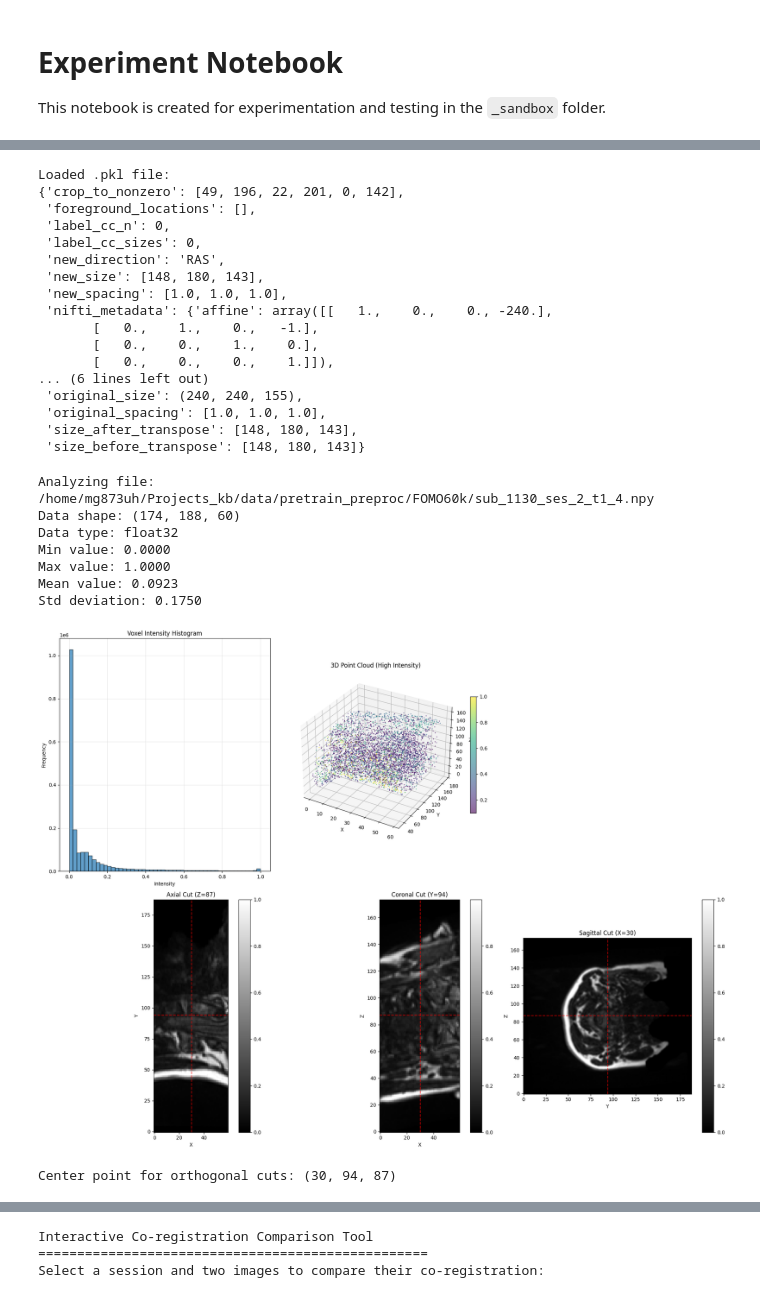
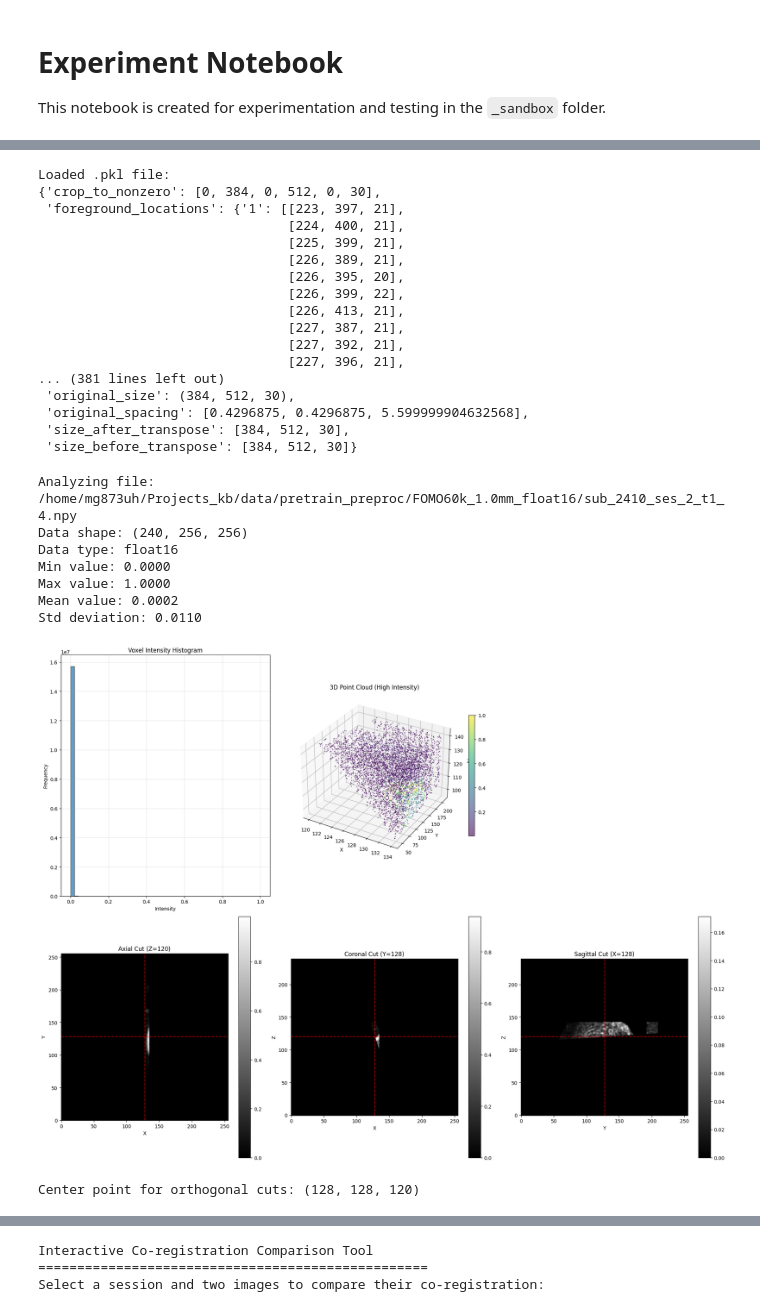
Before and after one commit to BraveDistribution/baseline-codebase, a Jupyter notebook: src/data/_sandbox/data_analysis.ipynb, the cells around one changed output, grey strips where cells are left out. Cells and saved outputs as stored; diff of their text form; code cells hidden in the pictures.

```diff
--- a/src/data/_sandbox/data_analysis.ipynb
+++ b/src/data/_sandbox/data_analysis.ipynb
@@ -8,11 +8,12 @@ import pickle
 import os
 import pprint as pp
 
-samples_dir = "/home/mg873uh/Projects_kb/data/pretrain_preproc/FOMO60k"
+samples_dir = "/home/mg873uh/Projects_kb/data/finetuning_preproc/Task002_FOMO2"
 # %%
-# List 50 random .npy samples and their dimensions
+# List few random .npy samples and their dimensions
+number_of_samples = 12
 npy_files = [f for f in os.listdir(samples_dir) if f.endswith('.npy')]
-random_samples = np.random.choice(npy_files, size=50, replace=False)
+random_samples = np.random.choice(npy_files, size=number_of_samples, replace=False)
 
 sample_dimensions = {}
 for sample in random_samples:
@@ -43,6 +144,6 @@ Random .npy samples and their dimensions:
 # %%
 
-pkl_sample_name= "sub_10000_ses_1_flair.pkl"
+pkl_sample_name= "FOMO2_sub_1.pkl" #"sub_10000_ses_1_flair.pkl"
 
 pkl_sample_path = os.path.join(samples_dir, pkl_sample_name)
 with open(pkl_sample_path, "rb") as f:
@@ -51,22 +152,22 @@ print("Loaded .pkl file: ")
 pp.pprint(pkl_data)
 # %% [output]
 Loaded .pkl file:
-{'crop_to_nonzero': [49, 196, 22, 201, 0, 142],
- 'foreground_locations': [],
- 'label_cc_n': 0,
- 'label_cc_sizes': 0,
- 'new_direction': 'RAS',
- 'new_size': [148, 180, 143],
- 'new_spacing': [1.0, 1.0, 1.0],
- 'nifti_metadata': {'affine': array([[   1.,    0.,    0., -240.],
-       [   0.,    1.,    0.,   -1.],
-       [   0.,    0.,    1.,    0.],
-       [   0.,    0.,    0.,    1.]]),
-... (6 lines left out)
- 'original_size': (240, 240, 155),
- 'original_spacing': [1.0, 1.0, 1.0],
- 'size_after_transpose': [148, 180, 143],
- 'size_before_transpose': [148, 180, 143]}
+{'crop_to_nonzero': [0, 384, 0, 512, 0, 30],
+ 'foreground_locations': {'1': [[223, 397, 21],
+                                [224, 400, 21],
+                                [225, 399, 21],
+                                [226, 389, 21],
+                                [226, 395, 20],
+                                [226, 399, 22],
+                                [226, 413, 21],
+                                [227, 387, 21],
+                                [227, 392, 21],
+                                [227, 396, 21],
+... (381 lines left out)
+ 'original_size': (384, 512, 30),
+ 'original_spacing': [0.4296875, 0.4296875, 5.599999904632568],
+ 'size_after_transpose': [384, 512, 30],
+ 'size_before_transpose': [384, 512, 30]}
 # %%
 # Analysis of .npy files
 import matplotlib.pyplot as plt
@@ -142,38 +243,39 @@ def analyze_npy_file(npy_path):
         plt.colorbar()
         # Add crosshairs
         plt.axhline(y=center_z, color='red', linestyle='--', alpha=0.7)
         plt.axvline(x=center_x, color='red', linestyle='--', alpha=0.7)
 
         # 5. Sagittal cut (YZ plane)
         plt.subplot(2, 3, 6)
         plt.imshow(data[:, :, center_x], cmap='gray', origin='lower')
         plt.title(f'Sagittal Cut (X={center_x})')
         plt.xlabel('Y')
         plt.ylabel('Z')
         plt.colorbar()
         # Add crosshairs
         plt.axhline(y=center_z, color='red', linestyle='--', alpha=0.7)
         plt.axvline(x=center_y, color='red', linestyle='--', alpha=0.7)
 
         plt.tight_layout()
         plt.show()
 
         print(f"\nCenter point for orthogonal cuts: ({center_x}, {center_y}, {center_z})")
 
     else:
         print(f"Unsupported data dimensions: {len(data.shape)}D")
 
+npy_sample_name = "sub_2410_ses_2_t1_4.npy"
 
-npy_sample_name= "sub_1130_ses_2_t1_4.npy"
+
 npy_sample_path = os.path.join(samples_dir, npy_sample_name)
 analyze_npy_file(npy_sample_path)
 # %% [output]
-Analyzing file: /home/mg873uh/Projects_kb/data/pretrain_preproc/FOMO60k/sub_1130_ses_2_t1_4.npy
-Data shape: (174, 188, 60)
-Data type: float32
+Analyzing file: /home/mg873uh/Projects_kb/data/pretrain_preproc/FOMO60k_1.0mm_float16/sub_2410_ses_2_t1_4.npy
+Data shape: (240, 256, 256)
+Data type: float16
 Min value: 0.0000
 Max value: 1.0000
-Mean value: 0.0923
-Std deviation: 0.1750
+Mean value: 0.0002
+Std deviation: 0.0110
-[figure, old version]
+[figure, new version]
-Center point for orthogonal cuts: (30, 94, 87)
+Center point for orthogonal cuts: (128, 128, 120)
```
Also changed, not shown: parts of 4 cells of this notebook, 27 other files.
